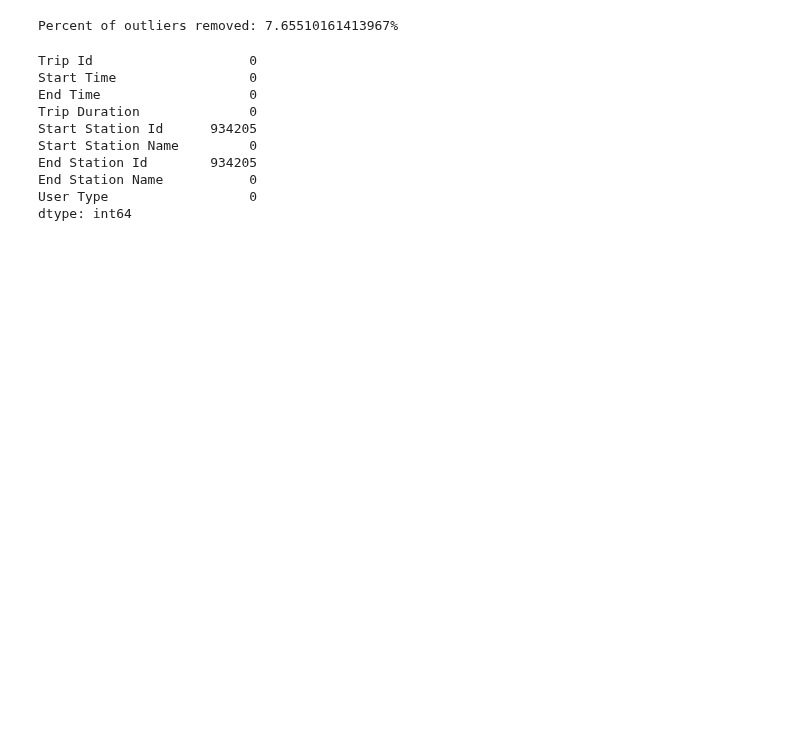
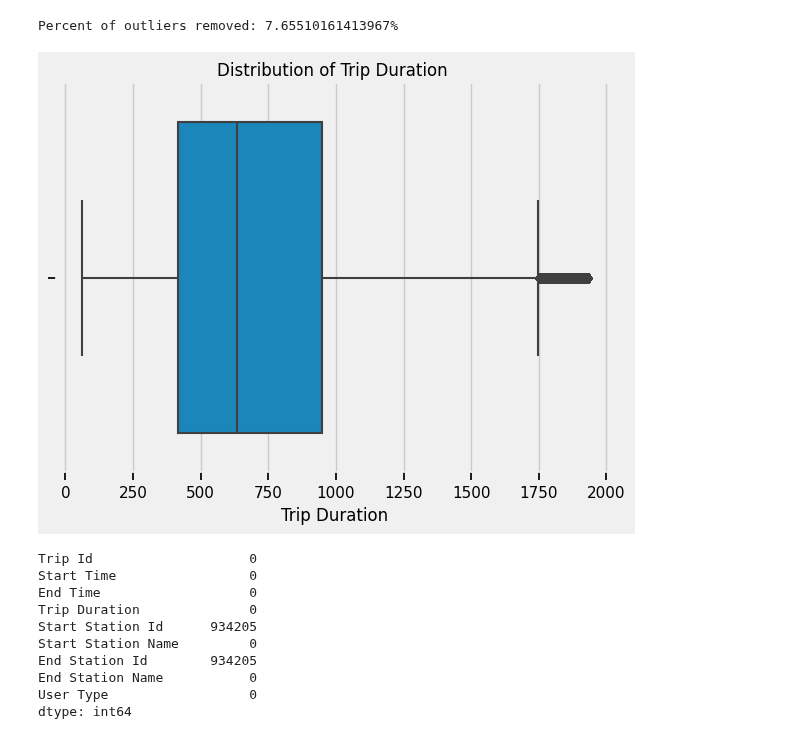
Before and after one commit to Charlotte-03/CME-DiligentDebuggers, a Jupyter notebook: project.ipynb, the cells around one changed output. Saved outputs shown, nothing was run; the diff lists cells and outputs as text; code cells hidden in the pictures; blank space fills up the shorter version.

```diff
--- a/project.ipynb
+++ b/project.ipynb
@@ -601,18 +575,24 @@ ridership_est dataframe is separated into smaller dataframes according to year f
 # %%
+# Create a remove_outliers function to remove the rows with trip duration outliers.
 def remove_outliers(data):
     """
-    Create a function to remove the duration outliers in the dataset
+    Create a function tto remove the rows with trip duration outliers in the dataset
+    The input data is a dataframe with column named 'Trip Duration'.
     """
+
+    data_len = len(data)
+
     # Narrow down our dataset with 60 seconds duration filter
-    data_copy = data.copy()
-    data =data[data['Trip Duration']>=60]
+    data = data[data['Trip Duration']>=60]
 
     # Compute quartiles
-    Q1 =data ['Trip Duration'].quantile(0.25)
-    Q3 =data ['Trip Duration'].quantile(0.75)
+    Q1 = data ['Trip Duration'].quantile(0.25)
+    Q3 = data ['Trip Duration'].quantile(0.75)
     IQR = Q3 - Q1
-    data  = data[(data['Trip Duration']<=(Q3+1.5*IQR)) & (data['Trip Duration']>=(Q1-1.5*IQR))]
-    print("Percent of outliers removed: {}%".format((1-len(data) / len(data_copy)) * 100))
+    data = data[(data['Trip Duration']<=(Q3+1.5*IQR)) & (data['Trip Duration']>=(Q1-1.5*IQR))]
+
+    print("Percent of outliers removed: {}%".format((1-len(data) / data_len) * 100))
+
     return data
 # %% [markdown]
 #### **2017 Data**
@@ -623,6 +622,10 @@ ridership_est_2017 = time_convert(ridership_2017)
 ridership_est_2017 = remove_outliers(ridership_est_2017)
 # %% [output]
 Percent of outliers removed: 7.65510161413967%
+# %%
+plot_distribution('Trip Duration', ridership_est_2017)
+# %% [output]
+[figure, added]
 # %%
 ridership_est_2017.isnull().sum()
 # %% [output]
```
Also changed, not shown: parts of 91 cells of this notebook.
